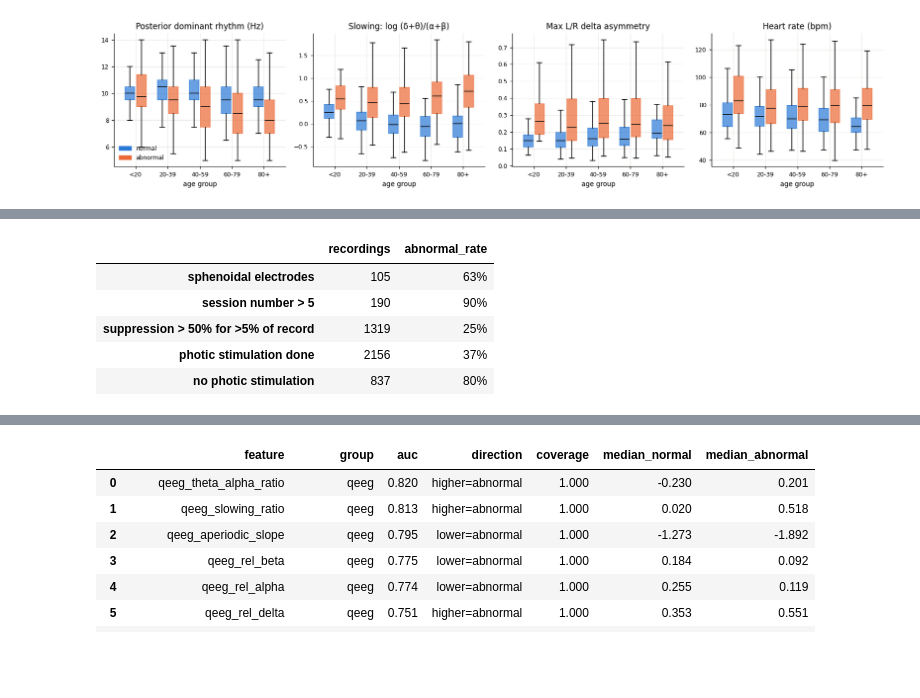
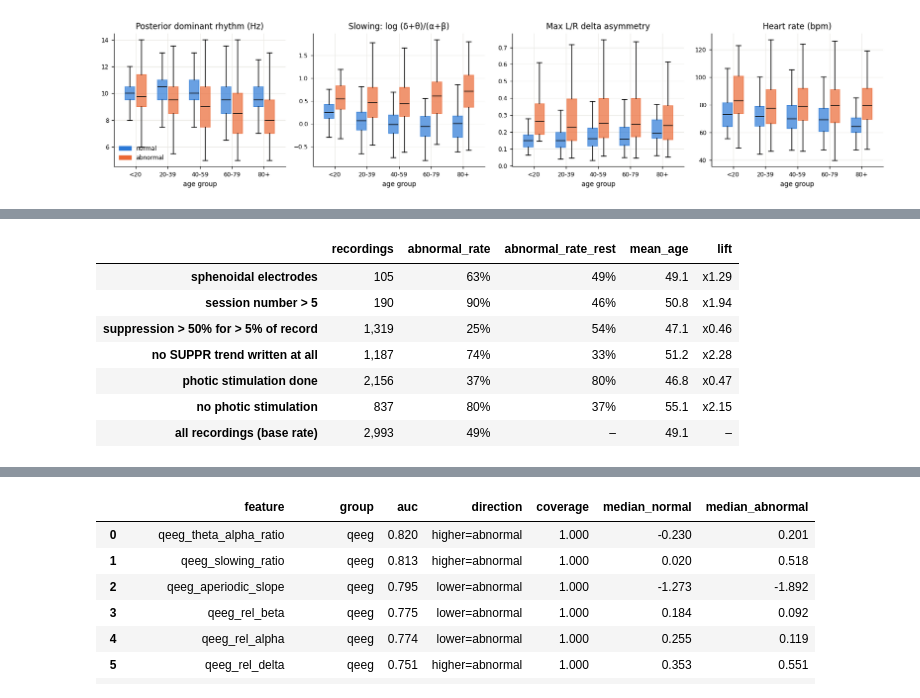
Before and after one commit to Neuro-Clalit/LaBraM, a Jupyter notebook: notebooks/tuab_meta_features.ipynb, the cells around one changed output, grey strips where cells are left out. Saved outputs shown, nothing was run; the diff lists cells and outputs as text; code cells hidden in the pictures; blank space fills up the shorter version.

```diff
--- a/notebooks/tuab_meta_features.ipynb
+++ b/notebooks/tuab_meta_features.ipynb
@@ -87,16 +107,8 @@ SOURCE = {
     "acquisition": "EDF signal headers / photic channel", "quality": "EEG signal",
     "physiology": "EKG lead / device trend channels", "qeeg": "EEG signal",
 }
-inv = []
-for group, cols in FEATURE_GROUPS.items():
-    for c in cols:
-        if c not in df:
-            continue
-        s = df[c]
-        inv.append({"group": group, "feature": c, "source": SOURCE[group],
-                    "coverage_%": 100 * s.notna().mean(), "n_unique": s.nunique(),
-                    "example": s.dropna().iloc[0] if s.notna().any() else None})
-inventory = pd.DataFrame(inv)
-inventory.style.format({"coverage_%": "{:.1f}"}).background_gradient(
+inventory = feature_inventory(df)
+inventory.insert(2, "source", inventory["group"].map(SOURCE))
+inventory.style.format({"coverage_%": "{:.1f}", "n_categories": "{:.0f}"}, na_rep="").background_gradient(
     subset=["coverage_%"], cmap="Blues", vmin=0, vmax=100).hide(axis="index")
 # %% [output]
@@ -464,19 +686,31 @@ context.
 # %%
-ctx = pd.DataFrame({
-    "sphenoidal electrodes": df["has_sphenoidal"] == 1,
-    "session number > 5": df["session_number"] > 5,
-    "suppression > 50% for >5% of record": df["trend_suppr_gt50_frac"] > 0.05,
-    "photic stimulation done": df["photic_performed"] == 1,
-    "no photic stimulation": df["photic_performed"] == 0,
-})
-pd.DataFrame({
-    "recordings": ctx.sum(),
-    "abnormal_rate": [df.loc[m, "is_abnormal"].mean() for m in ctx.T.values],
-}).style.format({"abnormal_rate": "{:.0%}"})
+has_trend = df["trend_suppr_gt50_frac"].notna()
+# condition -> (recordings that meet it, recordings where it is known to be false)
+ctx = {
+    "sphenoidal electrodes": (df["has_sphenoidal"] == 1, df["has_sphenoidal"] == 0),
+    "session number > 5": (df["session_number"] > 5, df["session_number"] <= 5),
+    "suppression > 50% for > 5% of record": (has_trend & (df["trend_suppr_gt50_frac"] > 0.05),
+                                             has_trend & (df["trend_suppr_gt50_frac"] <= 0.05)),
+    "no SUPPR trend written at all": (~has_trend, has_trend),
+    "photic stimulation done": (df["photic_performed"] == 1, df["photic_performed"] == 0),
+    "no photic stimulation": (df["photic_performed"] == 0, df["photic_performed"] == 1),
+    "all recordings (base rate)": (pd.Series(True, index=df.index), pd.Series(False, index=df.index)),
+}
+hints = pd.DataFrame({
+    name: {"recordings": int(yes.sum()),
+           "abnormal_rate": df.loc[yes, "is_abnormal"].mean(),                    # Eq. (2.1)
+           "abnormal_rate_rest": df.loc[no, "is_abnormal"].mean() if no.any() else np.nan,
+           "mean_age": df.loc[yes, "age"].mean()}
+    for name, (yes, no) in ctx.items()}).T
+hints["lift"] = hints["abnormal_rate"] / hints["abnormal_rate_rest"]
+hints.style.format({"recordings": "{:,.0f}", "abnormal_rate": "{:.0%}", "abnormal_rate_rest": "{:.0%}",
+                    "mean_age": "{:.1f}", "lift": "x{:.2f}"}, na_rep="–")
 # %% [output]
-|  | recordings | abnormal_rate |
-| sphenoidal electrodes | 105 | 63% |
-| session number > 5 | 190 | 90% |
-| suppression > 50% for >5% of record | 1319 | 25% |
-| photic stimulation done | 2156 | 37% |
-| no photic stimulation | 837 | 80% |
+|  | recordings | abnormal_rate | abnormal_rate_rest | mean_age | lift |
+| sphenoidal electrodes | 105 | 63% | 49% | 49.1 | x1.29 |
+| session number > 5 | 190 | 90% | 46% | 50.8 | x1.94 |
+| suppression > 50% for > 5% of record | 1,319 | 25% | 54% | 47.1 | x0.46 |
+| no SUPPR trend written at all | 1,187 | 74% | 33% | 51.2 | x2.28 |
+| photic stimulation done | 2,156 | 37% | 80% | 46.8 | x0.47 |
+| no photic stimulation | 837 | 80% | 37% | 55.1 | x2.15 |
+| all recordings (base rate) | 2,993 | 49% | – | 49.1 | – |
```
Also changed, not shown: parts of 71 cells of this notebook, 5 other files.
